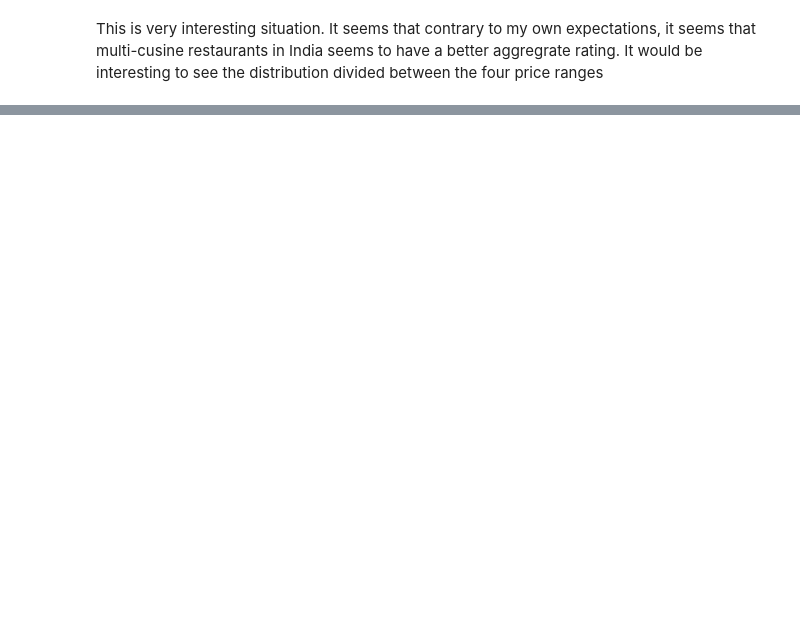
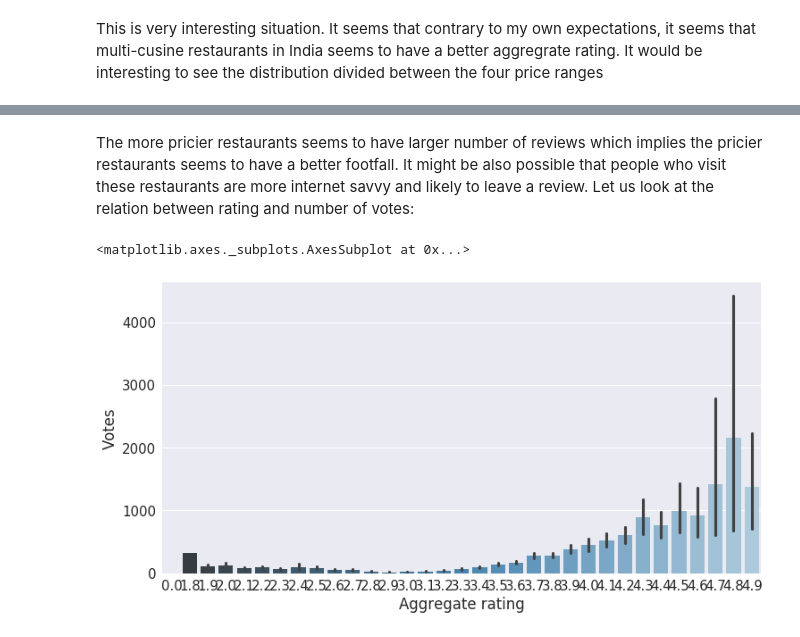
Before and after one commit to nathdipankar/restaurants-data-zomato-india, a Jupyter notebook: Finding the best restuarants.ipynb, the cells around one changed output, grey strips where cells are left out. Drawn from its saved outputs; the diff is of its cells as text; code cells hidden in the pictures; blank space fills up the shorter version.

```diff
--- a/Finding the best restuarants.ipynb
+++ b/Finding the best restuarants.ipynb
@@ -178,0 +196,8 @@ The trend of the aggregate rating being better for multicuisine restaurant seems
+# %% [markdown]
+The more pricier restaurants seems to have larger number of reviews which implies the pricier restaurants seems to have a better footfall. It might be also possible that people who visit these restaurants are more internet savvy and likely to leave a review. Let us look at the relation between rating and number of votes:
+# %%
+sns.set(font_scale=1.5, rc={'figure.figsize':(12,6)})
+sns.barplot('Aggregate rating', 'Votes', data= data_modified, palette="Blues_d")
+# %% [output]
+<matplotlib.axes._subplots.AxesSubplot at 0x...>
+[figure, added]
```
Also changed, not shown: parts of 11 cells of this notebook.
